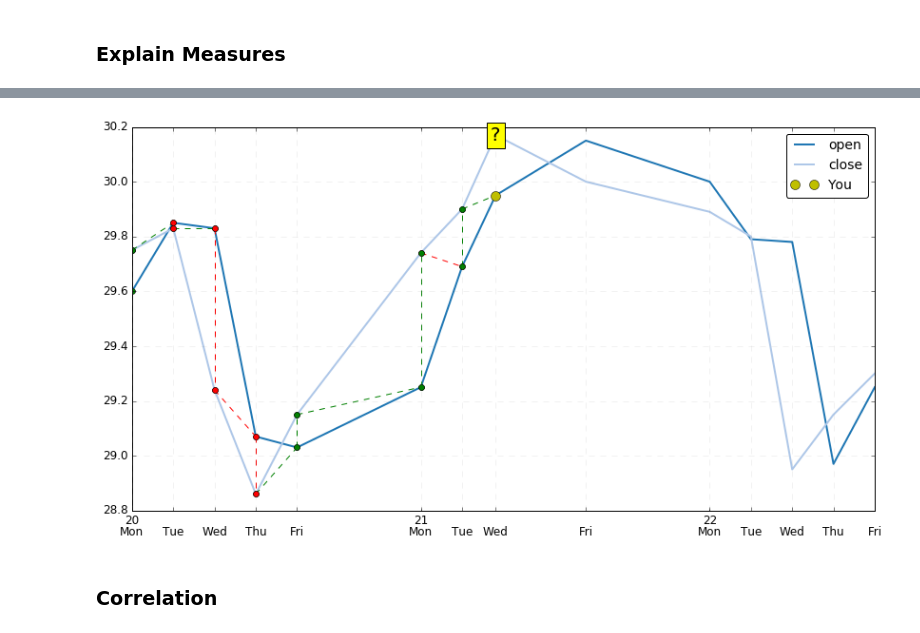
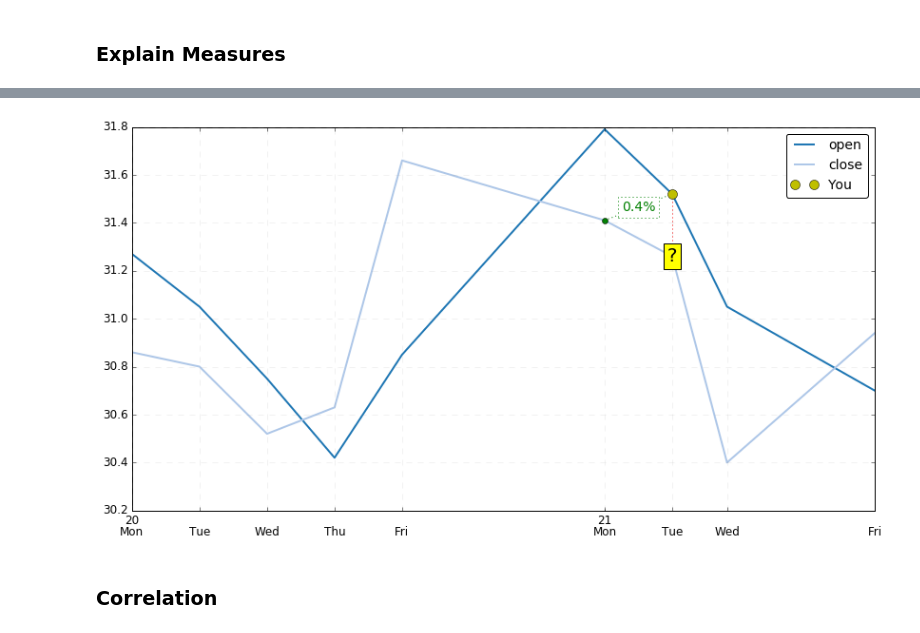
Before and after one commit to Hjartarson/stock-market, a Jupyter notebook: make-report-daily-ticks.ipynb, the cells around one changed output, grey strips where cells are left out. Drawn from its saved outputs; the diff is of its cells as text; code cells hidden in the pictures.

```diff
--- a/make-report-daily-ticks.ipynb
+++ b/make-report-daily-ticks.ipynb
@@ -31,7 +30,7 @@ import os
 import matplotlib as mpl
 #import seaborn as sns
 # %%
-df = pd.read_pickle(os.path.join('data','quote=FING-BSSAB-B&start=2016-10-03&end=2017-10-02&interval=1440min.pkl'))
+df = pd.read_pickle(os.path.join('data','quote=FING-BALIV-SDBNCC-BLUMI-SDBNET-BTHULEHM-B&start=2016-10-10&end=2017-10-06&interval=1440min.pkl'))
 df.info()
 # %% [output]
 <class 'pandas.core.frame.DataFrame'>
@@ -175,17 +206,18 @@ def add_measurement(df,x,m,ax,text=False,color='g'):
         color = 'g'
     d = {'datetime':x, text:[y1,y2]}
     df = pd.DataFrame(data=d).set_index('datetime')
-    df.plot(marker='o', linestyle='--', color=color,ax=ax, legend=False,ms=6,alpha=1,lw=1)
+    df.plot(marker='o', linestyle=':', color=color,ax=ax, legend=False,ms=6,alpha=1,lw=1)
     if text:
         text = str(round((y2/y1-1)*100,1))+'%'
         days = (x[1]-x[0]).days
         x_text = x[1]-pd.DateOffset(days=days/2)
         y_text = (y2+y1)/2
-        ax.text(x_text, y_text, text,ha="center", va="center", color=text_color, bbox=dict(facecolor='white',ec=color,ls='--'))
+        ax.text(x_text, y_text, text,ha="center", va="center", color=text_color, bbox=dict(facecolor='white',
+                                                                                           ec=color,ls=':'))
     return ax
 # %%
-stock = 'SSAB-B'
-days = 20
+stock = 'FING-B'
+days = 15
 start_date = pd.to_datetime('2017-05-14')
 df_sel = df_stock_swap[(df_stock_swap.index < start_date+pd.DateOffset(days=days)) &
                        (df_stock_swap.index >= start_date)][stock][['open','close','high','low']]
@@ -194,25 +226,28 @@ days = df_sel.shape[0]
 print(days)
 f, ax = plt.subplots(1,1)
 df_sel[['open','close']].plot(lw=2,ax=ax)
-d_day = 7
+d_day = 6
 HIST = True
 PRED = True
 if HIST:
-    for i in np.arange(0,d_day):
+    for i in np.arange(d_day-1,d_day):
         x1 = df_sel.index[i]; x2 = df_sel.index[i+1]
-        df_sel.pipe(add_measurement,x=[x1,x2],m=['close','open'],ax=ax,color='y',text=False)
-        x1 = df_sel.index[i]; x2 = df_sel.index[i]
-        df_sel.pipe(add_measurement,x=[x1,x2],m=['open','close'],ax=ax,color='y',text=False)
+        print(x1,x2)
+        df_sel.pipe(add_measurement,x=[x1,x2],m=['close','open'],ax=ax,color='y',text=True)
+        #x1 = df_sel.index[i]; x2 = df_sel.index[i]
+        #df_sel.pipe(add_measurement,x=[x1,x2],m=['open','close'],ax=ax,color='y',text=True)
 if PRED:
     for i in np.arange(d_day,d_day+1):
         x1 = df_sel.index[d_day]; x2 = df_sel.index[i]
         df_sel.pipe(add_measurement,x=[x1,x2],m=['open','close'],ax=ax,color='orange')
 
 # YOU
-df_sel.iloc[[d_day]]['open'].rename('You').plot(marker='o', linestyle='none', color='y',ax=ax, legend=True ,ms=10,alpha=1,lw=1)
+df_sel.iloc[[d_day]]['open'].rename('You').plot(marker='o', linestyle='none', color='y',ax=ax, legend=True ,
+                                                ms=10,alpha=1,lw=1)
 # QUESTIONMARK
 offset = 0
-ax.text(x=df_sel.index[d_day+offset], y=df_sel.loc[df_sel.index[d_day+offset]]['close'], s='?',size=20,ha="center", va="center", bbox=dict(facecolor='yellow',ls='-'))
+ax.text(x=df_sel.index[d_day+offset], y=df_sel.loc[df_sel.index[d_day+offset]]['close'], s='?',size=20,ha="center",
+        va="center", bbox=dict(facecolor='yellow',ls='-'))
 
 set_daily_xticks(df_sel,ax)
 print(df_sel.iloc[[d_day]]['open'].rename('You'))
@@ -224,5 +260,5 @@ datetime
 Name: You, dtype: float64
-[figure, old version]
+[figure, new version]
 # %% [markdown]
 ### Correlation
 # %%
```
Also changed, not shown: parts of 17 cells of this notebook, 2 other files.
